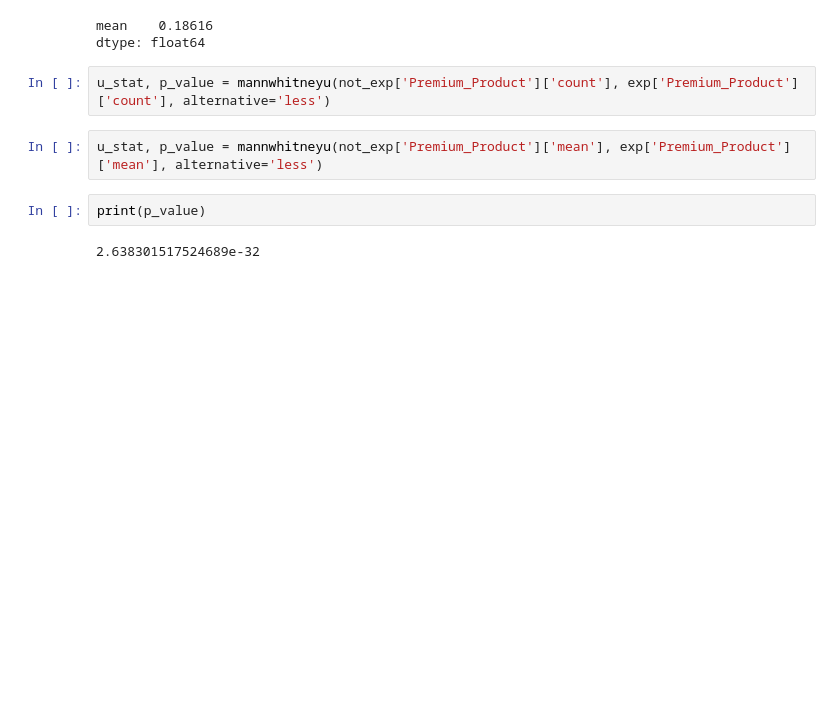
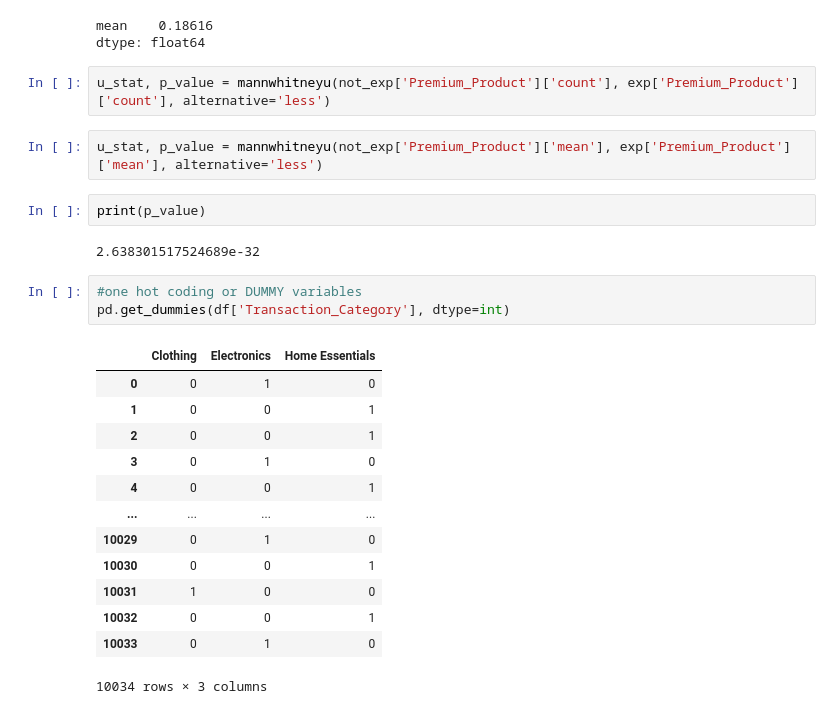
Before and after one commit to NazilaNajmul/schulich_data_science, a Jupyter notebook: Class 5.ipynb, the cells around one changed output. Drawn from its saved outputs; the diff is of its cells as text; blank space fills up the shorter version.

```diff
--- a/Class 5.ipynb
+++ b/Class 5.ipynb
@@ -314,3 +314,20 @@ u_stat, p_value = mannwhitneyu(not_exp['Premium_Product']['mean'], exp['Premium_
 print(p_value)
 # %% [output]
 2.638301517524689e-32
+# %%
+#one hot coding or DUMMY variables
+pd.get_dummies(df['Transaction_Category'], dtype=int)
+# %% [output]
+|  | Clothing | Electronics | Home Essentials |
+| 0 | 0 | 1 | 0 |
+| 1 | 0 | 0 | 1 |
+| 2 | 0 | 0 | 1 |
+| 3 | 0 | 1 | 0 |
+| 4 | 0 | 0 | 1 |
+| ... | ... | ... | ... |
+| 10029 | 0 | 1 | 0 |
+| 10030 | 0 | 0 | 1 |
+| 10031 | 1 | 0 | 0 |
+| 10032 | 0 | 0 | 1 |
+| 10033 | 0 | 1 | 0 |
+10034 rows × 3 columns
```
Also changed, not shown: parts of 1 cell of this notebook, 1 other file.
